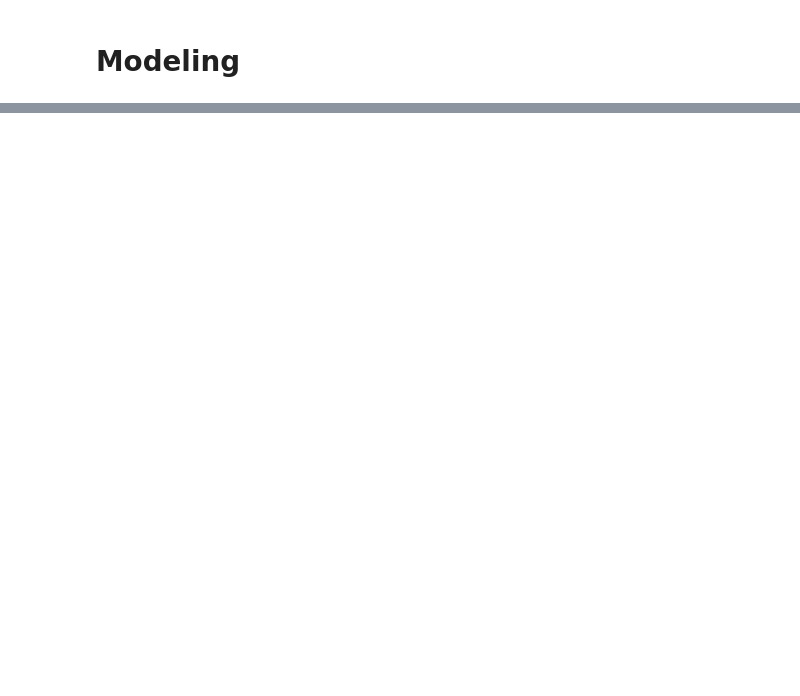
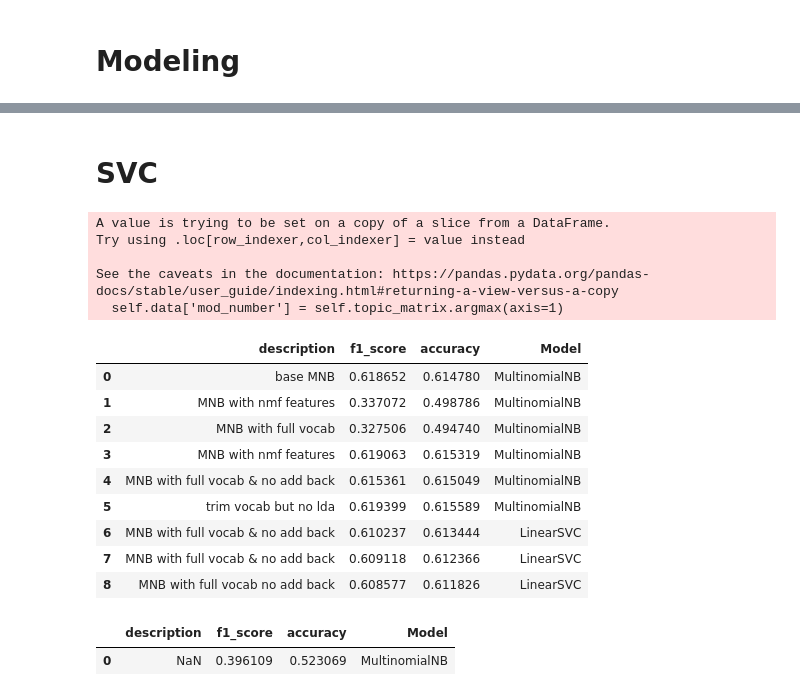
Before and after one commit to thekhan314/politicalbias, a Jupyter notebook: AdFontes_PolBias.ipynb, the cells around one changed output, grey strips where cells are left out. Drawn from its saved outputs; the diff is of its cells as text; code cells hidden in the pictures; blank space fills up the shorter version.

```diff
--- a/AdFontes_PolBias.ipynb
+++ b/AdFontes_PolBias.ipynb
@@ -365,0 +259,61 @@ len(X.columns)
+# %% [markdown]
+# SVC
+# %%
+df_adf_1 = df_adf[['article_text','article_label']]
+df_tmod = TopicModel(
+    df_adf_1,
+    'article_text',
+    stop_words='english',
+    n_topics=100,
+    vocabulary = vocab,
+    desparsify=True,
+    topic_matrix_addback=False
+    )
+
+
+ref.X = df_tmod.data.drop(['article_text','mod_number','article_label'],axis=1)
+ref.y = df_tmod.data['article_label']
+
+#ref = Refinery(X,y)
+
+info = {
+    'description':'MNB with full vocab no add back'
+}
+
+mnb = Pipeline([
+                ('clf', LinearSVC()),
+])
+
+ref.ingest(mnb,info = info)
+# %% [output]
+A value is trying to be set on a copy of a slice from a DataFrame.
+Try using .loc[row_indexer,col_indexer] = value instead
+
+See the caveats in the documentation: https://pandas.pydata.org/pandas-docs/stable/user_guide/indexing.html#returning-a-view-versus-a-copy
+  self.data['mod_number'] = self.topic_matrix.argmax(axis=1)
+|  | description | f1_score | accuracy | Model |
+| 0 | base MNB | 0.618652 | 0.614780 | MultinomialNB |
+| 1 | MNB with nmf features | 0.337072 | 0.498786 | MultinomialNB |
+| 2 | MNB with full vocab | 0.327506 | 0.494740 | MultinomialNB |
+| 3 | MNB with nmf features | 0.619063 | 0.615319 | MultinomialNB |
+| 4 | MNB with full vocab & no add back | 0.615361 | 0.615049 | MultinomialNB |
+| 5 | trim vocab but no lda | 0.619399 | 0.615589 | MultinomialNB |
+| 6 | MNB with full vocab & no add back | 0.610237 | 0.613444 | LinearSVC |
+| 7 | MNB with full vocab & no add back | 0.609118 | 0.612366 | LinearSVC |
+| 8 | MNB with full vocab no add back | 0.608577 | 0.611826 | LinearSVC |
+# %%
+ref = Refinery(X,y)
+
+info = {
+    'description':'base KNN'
+}
+
+mnb = Pipeline([
+                ('clf', MultinomialNB()),
+])
+
+
+ref.ingest(mnb,info = info)
+# %% [output]
+|  | description | f1_score | accuracy | Model |
+| 0 | NaN | 0.396109 | 0.523069 | MultinomialNB |
```
Also changed, not shown: parts of 42 cells of this notebook, 2 other files.
